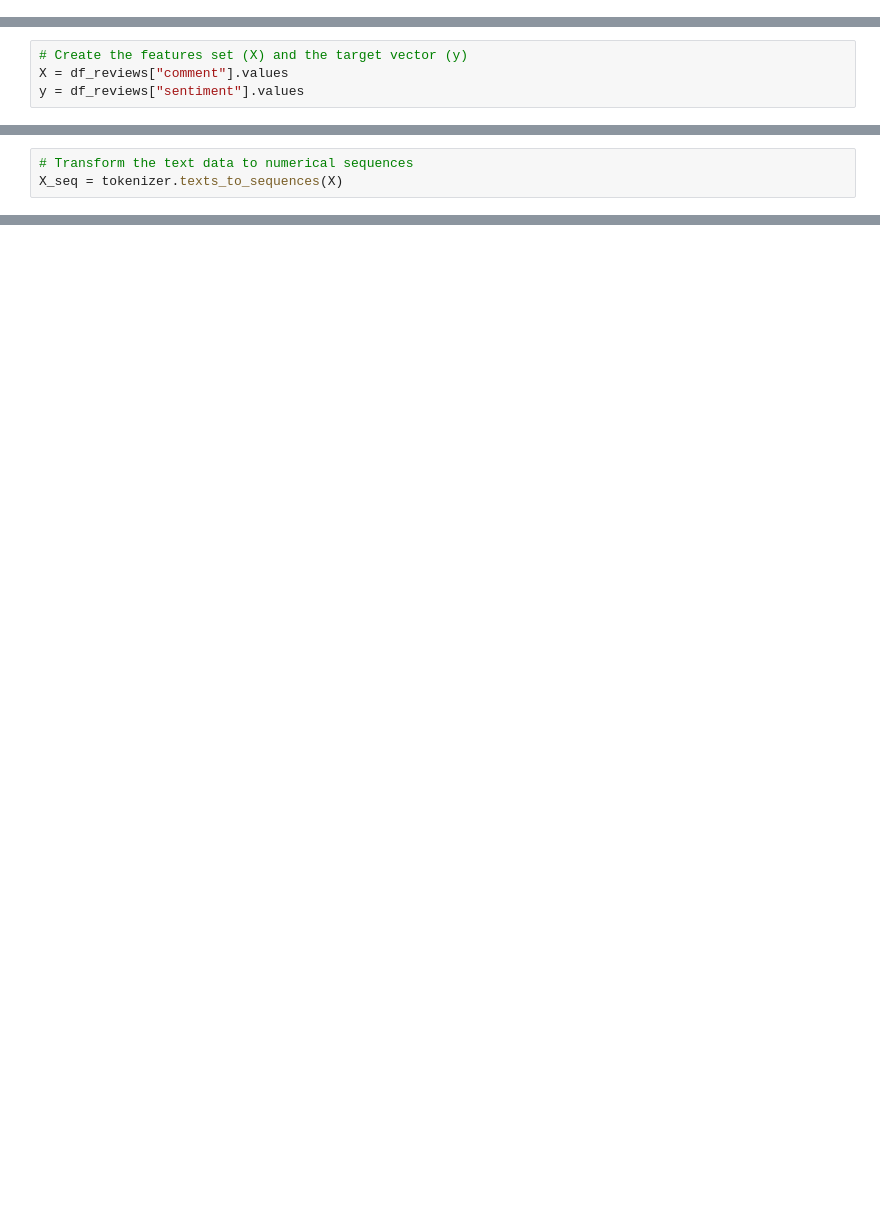
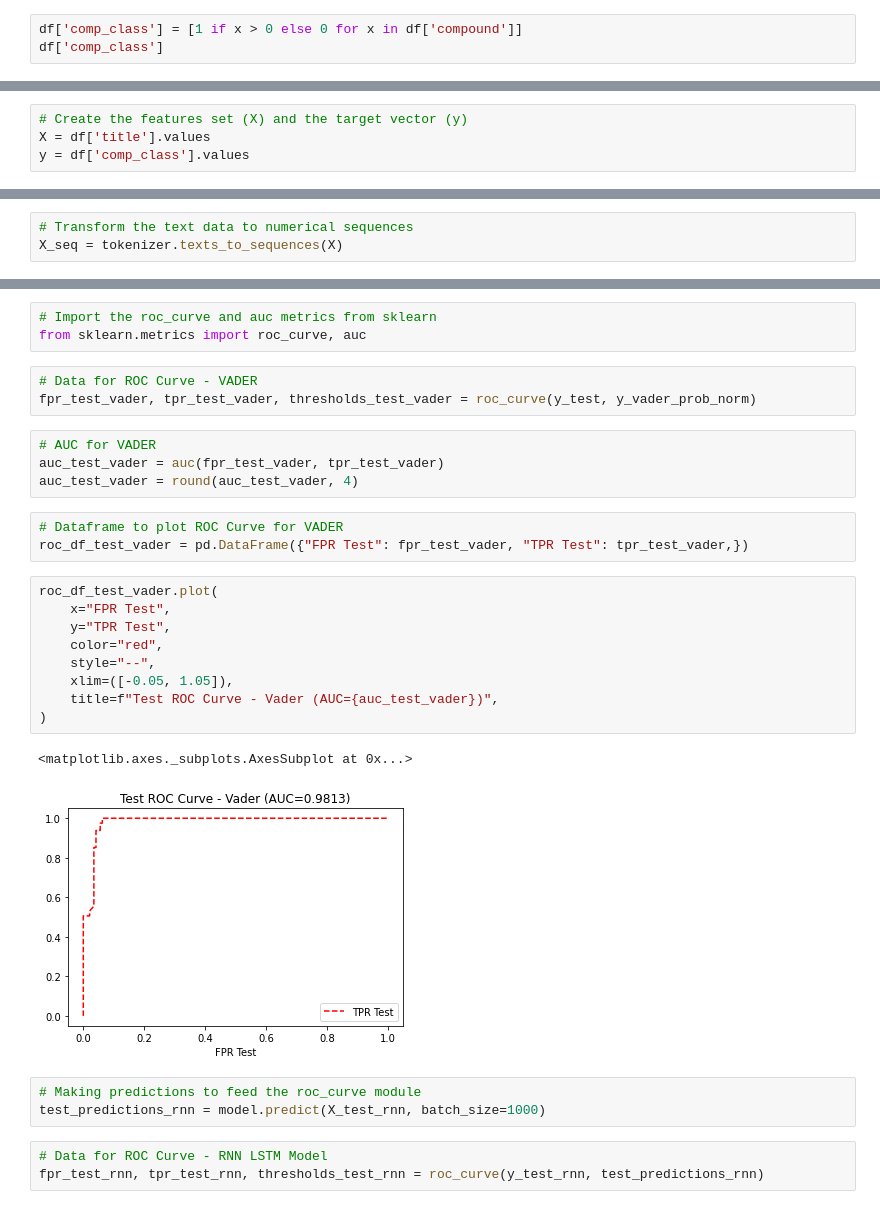
Before and after one commit to tlbrown2/BOT_Time, a Jupyter notebook: bot_sentiment.ipynb, the cells around one changed output, grey strips where cells are left out. Drawn from its saved outputs; the diff is of its cells as text; blank space fills up the shorter version.

```diff
--- a/bot_sentiment.ipynb
+++ b/bot_sentiment.ipynb
@@ -97,0 +113,3 @@ plt.show()
+# %%
+df['comp_class'] = [1 if x > 0 else 0 for x in df['compound']]
+df['comp_class']
@@ -98,7 +129,7 @@ plt.show()
 # %%
 # Create the features set (X) and the target vector (y)
-X = df_reviews["comment"].values
-y = df_reviews["sentiment"].values
+X = df['title'].values
+y = df['comp_class'].values
 # %%
 # Create the train, test, and validation sets
 from sklearn.model_selection import train_test_split
@@ -165,0 +427,31 @@ print(X_seq[0])
+# %%
+# Import the roc_curve and auc metrics from sklearn
+from sklearn.metrics import roc_curve, auc
+# %%
+# Data for ROC Curve - VADER
+fpr_test_vader, tpr_test_vader, thresholds_test_vader = roc_curve(y_test, y_vader_prob_norm)
+# %%
+# AUC for VADER
+auc_test_vader = auc(fpr_test_vader, tpr_test_vader)
+auc_test_vader = round(auc_test_vader, 4)
+# %%
+# Dataframe to plot ROC Curve for VADER
+roc_df_test_vader = pd.DataFrame({"FPR Test": fpr_test_vader, "TPR Test": tpr_test_vader,})
+# %%
+roc_df_test_vader.plot(
+    x="FPR Test",
+    y="TPR Test",
+    color="red",
+    style="--",
+    xlim=([-0.05, 1.05]),
+    title=f"Test ROC Curve - Vader (AUC={auc_test_vader})",
+)
+# %% [output]
+<matplotlib.axes._subplots.AxesSubplot at 0x...>
+[figure, added]
+# %%
+# Making predictions to feed the roc_curve module
+test_predictions_rnn = model.predict(X_test_rnn, batch_size=1000)
+# %%
+# Data for ROC Curve - RNN LSTM Model
+fpr_test_rnn, tpr_test_rnn, thresholds_test_rnn = roc_curve(y_test_rnn, test_predictions_rnn)
```
Also changed, not shown: parts of 34 cells of this notebook.
